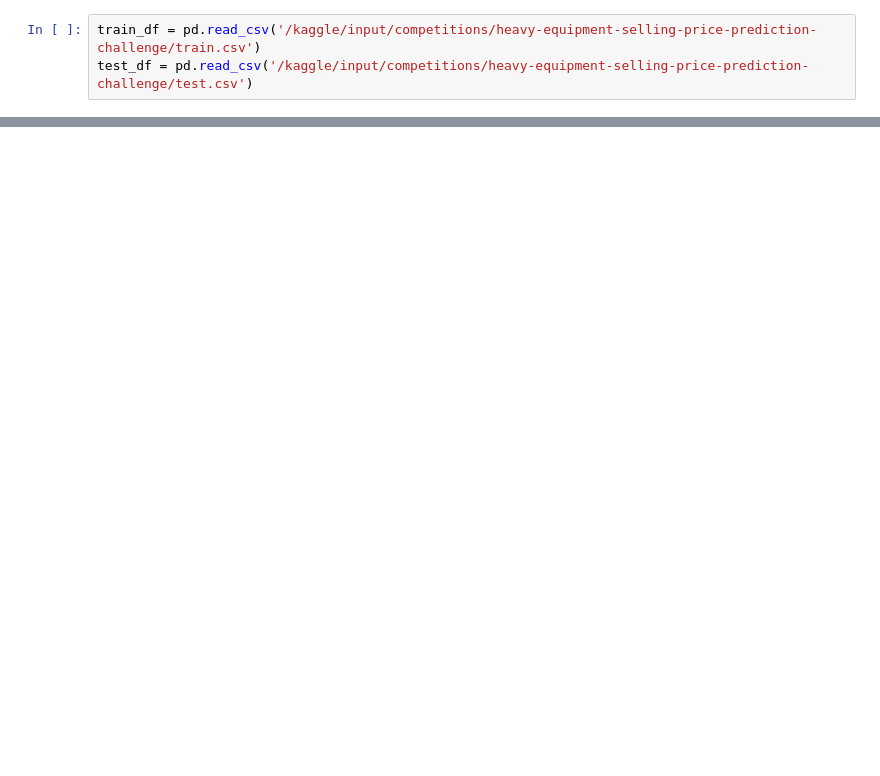
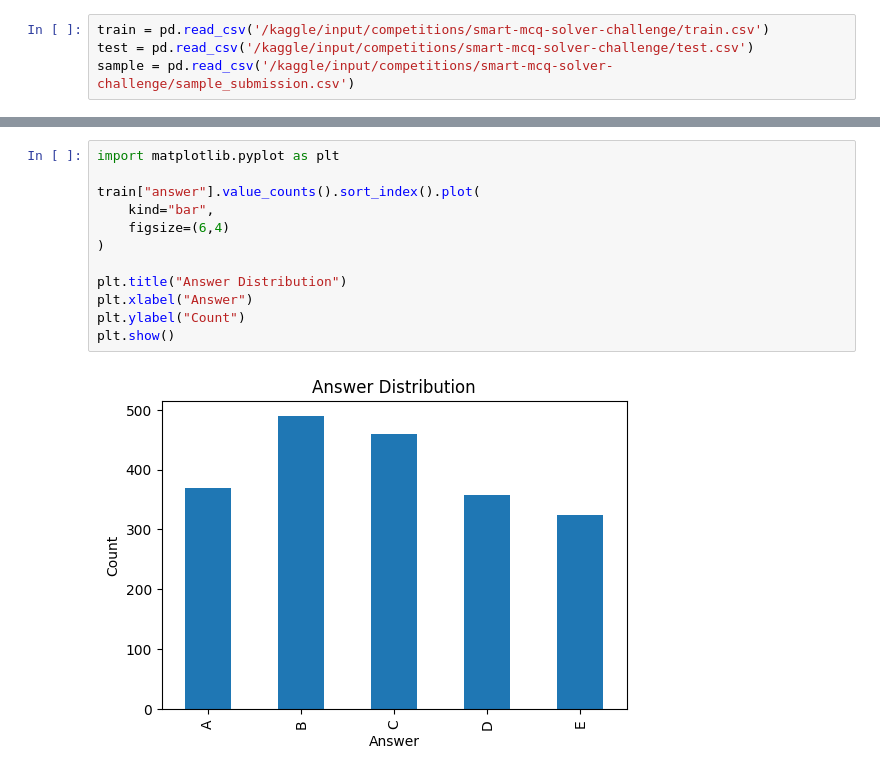
Before and after one commit to 22f3001807/dl-22f3001807-notebook-t22026, a Jupyter notebook: 22f3001807-notebook-2026t2.ipynb, the cells around one changed output, grey strips where cells are left out. Drawn from its saved outputs; the diff is of its cells as text; blank space fills up the shorter version.

Commit message:
Kaggle Notebook | DL-22f3001807-notebook-t22026 | Version 7

```diff
--- a/22f3001807-notebook-2026t2.ipynb
+++ b/22f3001807-notebook-2026t2.ipynb
@@ -22,3 +9,4 @@ wandb: Enter your choice:
 # %%
-train_df = pd.read_csv('/kaggle/input/competitions/heavy-equipment-selling-price-prediction-challenge/train.csv')
-test_df = pd.read_csv('/kaggle/input/competitions/heavy-equipment-selling-price-prediction-challenge/test.csv')
+train = pd.read_csv('/kaggle/input/competitions/smart-mcq-solver-challenge/train.csv')
+test = pd.read_csv('/kaggle/input/competitions/smart-mcq-solver-challenge/test.csv')
+sample = pd.read_csv('/kaggle/input/competitions/smart-mcq-solver-challenge/sample_submission.csv')
@@ -24,0 +54,14 @@ test_df = pd.read_csv('/kaggle/input/competitions/heavy-equipment-selling-price-
+# %%
+import matplotlib.pyplot as plt
+
+train["answer"].value_counts().sort_index().plot(
+    kind="bar",
+    figsize=(6,4)
+)
+
+plt.title("Answer Distribution")
+plt.xlabel("Answer")
+plt.ylabel("Count")
+plt.show()
+# %% [output]
+[figure, added]
```
Also changed, not shown: parts of 13 cells of this notebook.
